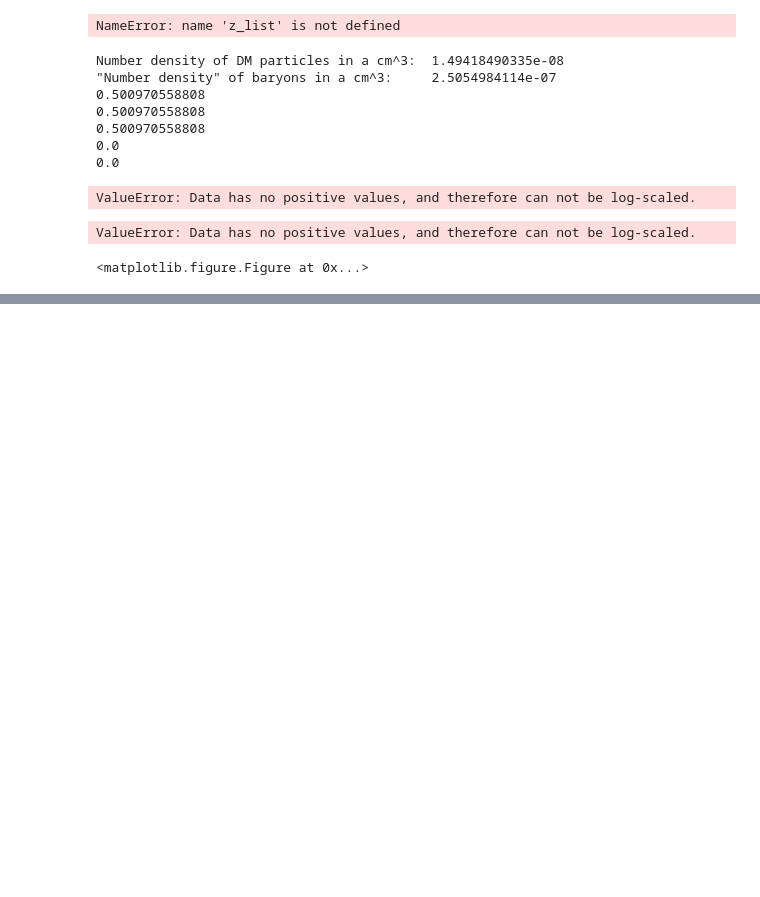
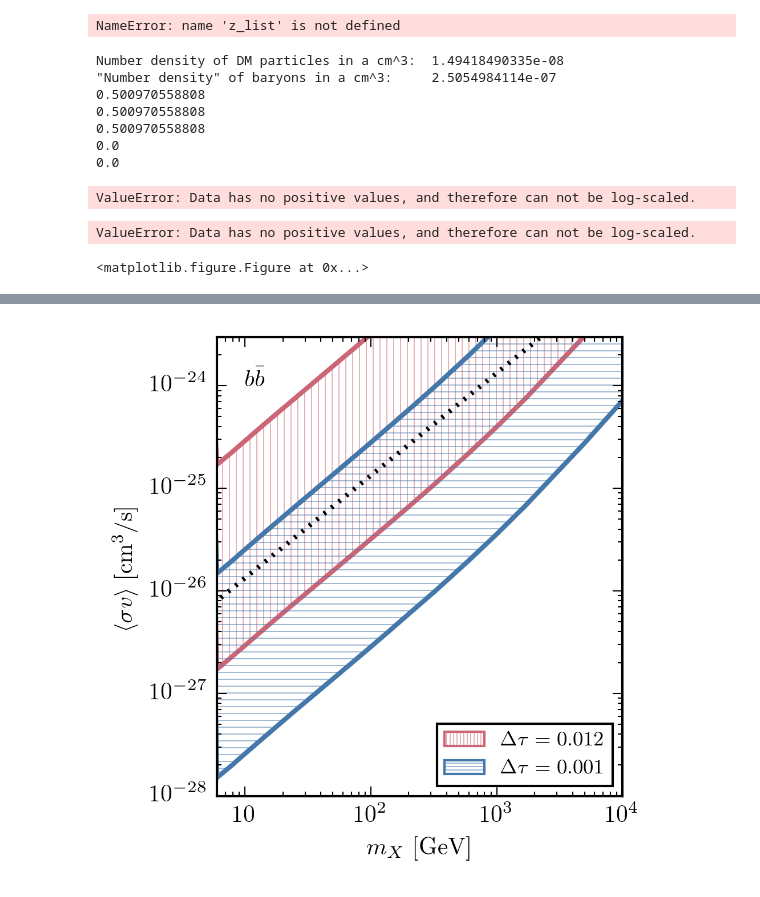
Before and after one commit to lue/dmb, a Jupyter notebook: photon_model.ipynb, the cells around one changed output, grey strips where cells are left out. Saved outputs shown, nothing was run; the diff lists cells and outputs as text; code cells hidden in the pictures; blank space fills up the shorter version.

```diff
--- a/photon_model.ipynb
+++ b/photon_model.ipynb
@@ -407,4 +442,5 @@ tau_diff(5, 1e-25, 'b')
 # %%
-mx_list = np.sort(list(set(dm_data_pos['mDM'])))[::4]
-sigmav_list = np.logspace(-28, -23, 10)
+mx_list = np.sort(list(set(dm_data_pos['mDM'])))[[0,1,2,3,4,6,9,13,18,23,28,34,40,45,50,55,61]]
+print mx_list
+sigmav_list = np.logspace(-28, -23, 20)
 tau_map = np.zeros([len(mx_list), len(sigmav_list)])
@@ -472,24 +495,27 @@ channel='b'
 
 params = {'logMcrit': -12, 'Ishiyama': True, 'c_scatter': 0.24, 'cosmo': cosmo, 'subhalos': True}
 tau_map_opt = np.zeros([len(mx_list), len(sigmav_list)])
+tau_map_opt_mort = np.zeros([len(mx_list), len(sigmav_list), 4])
 for i in range(len(mx_list))[::-1]:
     print i,
     for j in range(len(sigmav_list)):
-        tau_map_opt[i,j]=tau_diff(mx_list[i], sigmav_list[j], channel)
+        tau_map_opt[i,j], tau_map_opt_mort[i,j,:] = tau_diff(mx_list[i], sigmav_list[j], channel)
 
 params = {'logMcrit': -9, 'Ishiyama': False, 'c_scatter': 0.16, 'cosmo': cosmo, 'subhalos': True}
 tau_map_real = np.zeros([len(mx_list), len(sigmav_list)])
+tau_map_real_mort = np.zeros([len(mx_list), len(sigmav_list), 4])
 for i in range(len(mx_list))[::-1]:
     print i,
     for j in range(len(sigmav_list)):
-        tau_map_real[i,j]=tau_diff(mx_list[i], sigmav_list[j], channel)
+        tau_map_real[i,j], tau_map_real_mort[i,j,:]=tau_diff(mx_list[i], sigmav_list[j], channel)
 
 params = {'logMcrit': -6, 'Ishiyama': False, 'c_scatter': 0.08, 'cosmo': cosmo, 'subhalos': False}
 tau_map_pes = np.zeros([len(mx_list), len(sigmav_list)])
+tau_map_pes_mort = np.zeros([len(mx_list), len(sigmav_list), 4])
 for i in range(len(mx_list))[::-1]:
     print i,
     for j in range(len(sigmav_list)):
-        tau_map_pes[i,j]=tau_diff(mx_list[i], sigmav_list[j], channel)
+        tau_map_pes[i,j], tau_map_pes_mort[i,j,:]=tau_diff(mx_list[i], sigmav_list[j], channel)
 # %%
 import matplotlib as mpl
 colors = mpl.rcParams['axes.color_cycle']
@@ -665,0 +640,62 @@ for i in range(len(factors)):
+# %%
+channels=['e', 'Mu', 'Tau', 'b']
+names=[r'$e^+e^-$',
+      r'$\mu^+\mu^-$',
+      r'$\tau^+\tau^-$',
+      r'$b\bar{b}$',
+      r'$q\bar{q}$',
+      r'$c\bar{c}$',
+      ]
+
+# channels=['e']
+# names=[
+#       r'$e^+e^-$'
+#       ]
+
+factors = ['1.0', '0.4','0.4','0.3']
+
+
+import matplotlib as mpl
+colors = mpl.rcParams['axes.color_cycle']
+for i in range(len(factors)):
+    channel = channels[i]
+    data = np.load(channel+'_precalc.npz')
+    tau_map_opt = data['tau_map_opt']
+    tau_map_pes = data['tau_map_pes']
+    mx_list =  data['mx_list']
+    sigmav_list =  data['sigmav_list']
+    plt.clf()
+
+    level = 0.012
+    lines = np.zeros([len(mx_list),2])
+    for j in range(len(mx_list)):
+        lines[j,0] = np.interp(level, tau_map_pes[j,:], sigmav_list)
+        lines[j,1] = np.interp(level, tau_map_opt[j,:], sigmav_list)
+
+    plt.fill_between(mx_list, lines[:,0], lines[:,1], facecolor='none', edgecolor=colors[0], linewidth=2.0, hatch='|')
+
+    level = 0.001
+    lines = np.zeros([len(mx_list),2])
+    for j in range(len(mx_list)):
+        lines[j,0] = np.interp(level, tau_map_pes[j,:], sigmav_list)
+        lines[j,1] = np.interp(level, tau_map_opt[j,:], sigmav_list)
+
+    plt.fill_between(mx_list, lines[:,0], lines[:,1], facecolor='none', edgecolor=colors[2], linewidth=2.0, hatch='-')
+
+    p1 = plt.Rectangle((0, 0), 1, 1, facecolor='none',edgecolor=colors[0], hatch='||',label=r'$\Delta\tau=0.012$')
+    p2 = plt.Rectangle((0, 0), 1, 1, facecolor='none',edgecolor=colors[2], hatch='--',label=r'$\Delta\tau=0.001$')
+    rec = plt.plot([0.5, 1e4], np.array([2e-28, 4e-24])/float(factors[i]), ':k')
+
+    plt.xscale('log')
+    plt.yscale('log')
+    plt.xlim([6, 1e4])
+    plt.ylim([1e-28, 3e-24])
+    fixlogax(plt.gca())
+    plt.xlabel(r'$m_X\;\mathrm{[GeV]}$')
+    plt.ylabel(r'$\langle \sigma v \rangle \; \mathrm{[cm^3/s]}$')
+    plt.text(10,1e-24,names[i])#r'$e^+e^-\;\mathrm{channel}$')
+    plt.legend([p1, p2, rec], [r'$\Delta\tau=0.012$', r'$\Delta\tau=0.001$', r'$\mathrm{Recombination}\;(f='+factors[i]+')$'],loc=4)
+    plt.tight_layout()
+#     plt.savefig(channel+'.pdf')
+    plt.savefig(channel+'.png', dpi=300)
+# %% [output]
@@ -665,0 +714 @@ for i in range(len(factors)):
+[figure, added]
```
Also changed, not shown: parts of 13 cells of this notebook, 1 other file.
